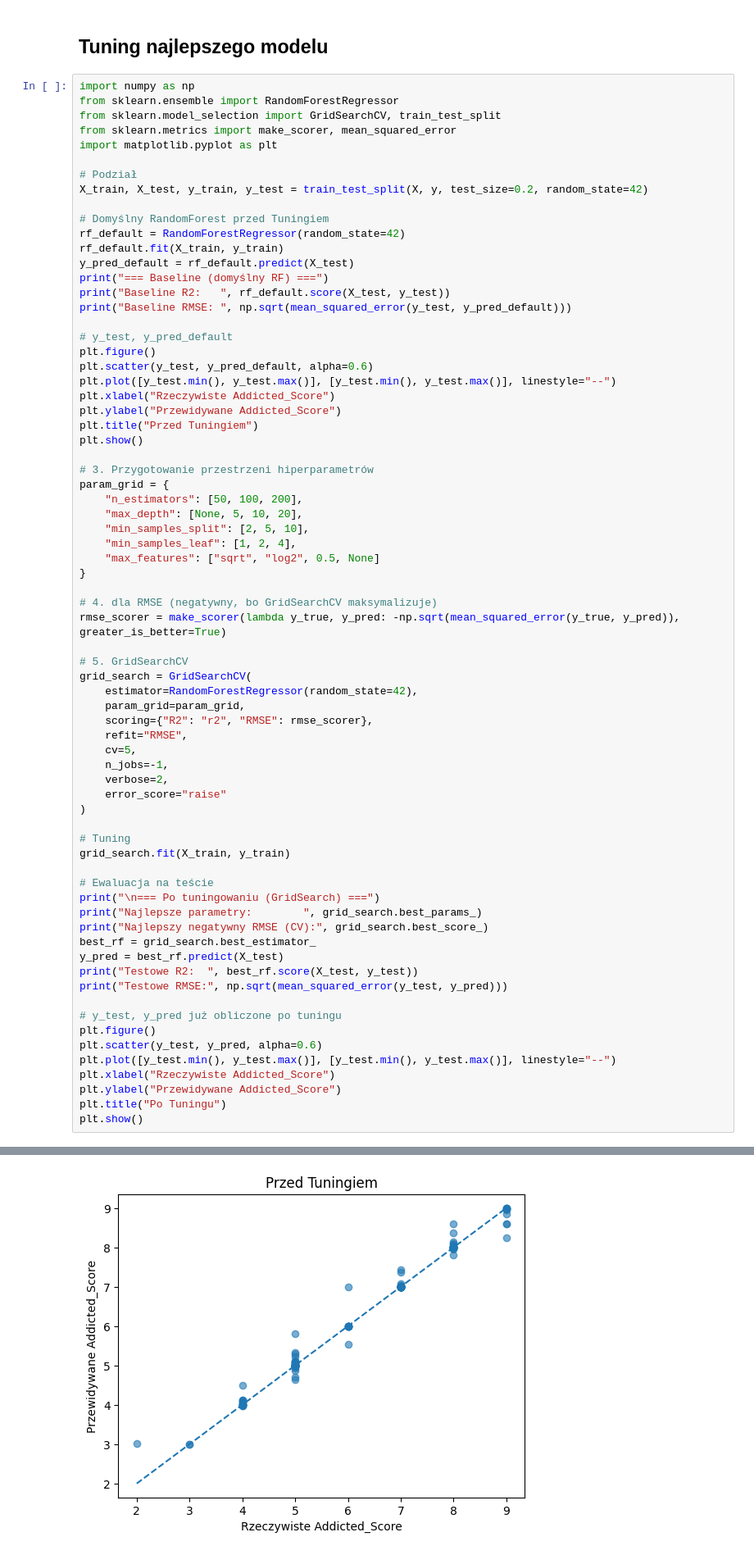
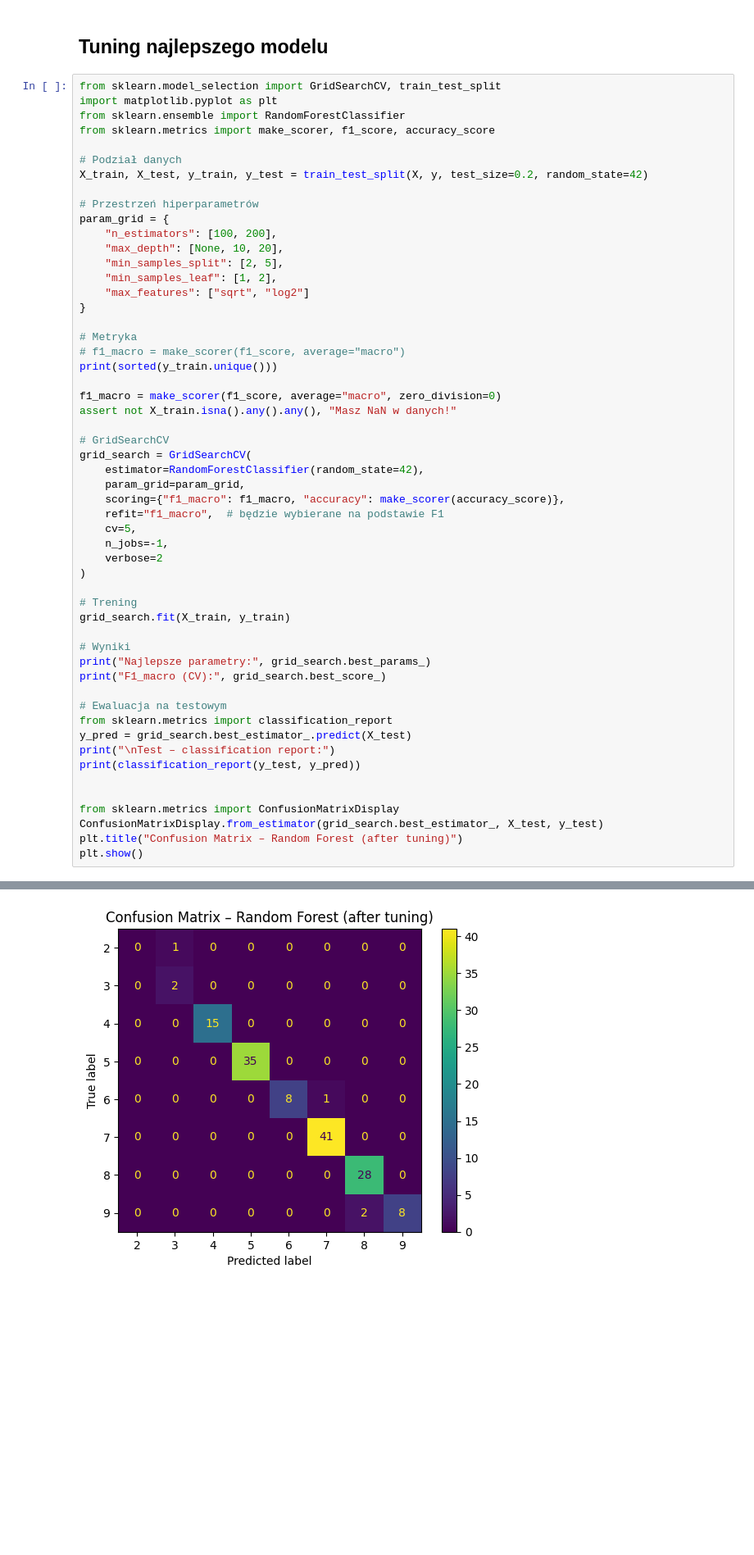
Before and after one commit to s24468/EWD_Project, a Jupyter notebook: main.ipynb, the cells around one changed output, grey strips where cells are left out. Shown at 82% size. Drawn from its saved outputs; the diff is of its cells as text; blank space fills up the shorter version.

```diff
--- a/main.ipynb
+++ b/main.ipynb
@@ -348,74 +344,57 @@ display(styled_mean_only)
 # %% [markdown]
 ## Tuning najlepszego modelu
 # %%
-import numpy as np
-from sklearn.ensemble import RandomForestRegressor
 from sklearn.model_selection import GridSearchCV, train_test_split
-from sklearn.metrics import make_scorer, mean_squared_error
 import matplotlib.pyplot as plt
+from sklearn.ensemble import RandomForestClassifier
+from sklearn.metrics import make_scorer, f1_score, accuracy_score
 
-# Podział
+# Podział danych
 X_train, X_test, y_train, y_test = train_test_split(X, y, test_size=0.2, random_state=42)
 
-# Domyślny RandomForest przed Tuningiem
-rf_default = RandomForestRegressor(random_state=42)
-rf_default.fit(X_train, y_train)
-y_pred_default = rf_default.predict(X_test)
-print("=== Baseline (domyślny RF) ===")
-print("Baseline R2:   ", rf_default.score(X_test, y_test))
-print("Baseline RMSE: ", np.sqrt(mean_squared_error(y_test, y_pred_default)))
-
-# y_test, y_pred_default
-plt.figure()
-plt.scatter(y_test, y_pred_default, alpha=0.6)
-plt.plot([y_test.min(), y_test.max()], [y_test.min(), y_test.max()], linestyle="--")
-plt.xlabel("Rzeczywiste Addicted_Score")
-plt.ylabel("Przewidywane Addicted_Score")
-plt.title("Przed Tuningiem")
-plt.show()
-
-# 3. Przygotowanie przestrzeni hiperparametrów
+# Przestrzeń hiperparametrów
 param_grid = {
-    "n_estimators": [50, 100, 200],
-    "max_depth": [None, 5, 10, 20],
-    "min_samples_split": [2, 5, 10],
-    "min_samples_leaf": [1, 2, 4],
-    "max_features": ["sqrt", "log2", 0.5, None]
+    "n_estimators": [100, 200],
+    "max_depth": [None, 10, 20],
+    "min_samples_split": [2, 5],
+    "min_samples_leaf": [1, 2],
+    "max_features": ["sqrt", "log2"]
 }
 
-# 4. dla RMSE (negatywny, bo GridSearchCV maksymalizuje)
-rmse_scorer = make_scorer(lambda y_true, y_pred: -np.sqrt(mean_squared_error(y_true, y_pred)), greater_is_better=True)
+# Metryka
+# f1_macro = make_scorer(f1_score, average="macro")
+print(sorted(y_train.unique()))
 
-# 5. GridSearchCV
+f1_macro = make_scorer(f1_score, average="macro", zero_division=0)
+assert not X_train.isna().any().any(), "Masz NaN w danych!"
+
+# GridSearchCV
 grid_search = GridSearchCV(
-    estimator=RandomForestRegressor(random_state=42),
+    estimator=RandomForestClassifier(random_state=42),
     param_grid=param_grid,
-    scoring={"R2": "r2", "RMSE": rmse_scorer},
-    refit="RMSE",
+    scoring={"f1_macro": f1_macro, "accuracy": make_scorer(accuracy_score)},
+    refit="f1_macro",  # będzie wybierane na podstawie F1
     cv=5,
     n_jobs=-1,
-    verbose=2,
-    error_score="raise"
+    verbose=2
 )
 
-# Tuning
+# Trening
 grid_search.fit(X_train, y_train)
 
-# Ewaluacja na teście
-print("\n=== Po tuningowaniu (GridSearch) ===")
-print("Najlepsze parametry:        ", grid_search.best_params_)
-print("Najlepszy negatywny RMSE (CV):", grid_search.best_score_)
-best_rf = grid_search.best_estimator_
-y_pred = best_rf.predict(X_test)
-print("Testowe R2:  ", best_rf.score(X_test, y_test))
-print("Testowe RMSE:", np.sqrt(mean_squared_error(y_test, y_pred)))
+# Wyniki
+print("Najlepsze parametry:", grid_search.best_params_)
+print("F1_macro (CV):", grid_search.best_score_)
 
-# y_test, y_pred już obliczone po tuningu
-plt.figure()
-plt.scatter(y_test, y_pred, alpha=0.6)
-plt.plot([y_test.min(), y_test.max()], [y_test.min(), y_test.max()], linestyle="--")
-plt.xlabel("Rzeczywiste Addicted_Score")
-plt.ylabel("Przewidywane Addicted_Score")
-plt.title("Po Tuningu")
+# Ewaluacja na testowym
+from sklearn.metrics import classification_report
+y_pred = grid_search.best_estimator_.predict(X_test)
+print("\nTest – classification report:")
+print(classification_report(y_test, y_pred))
+
+
+from sklearn.metrics import ConfusionMatrixDisplay
+ConfusionMatrixDisplay.from_estimator(grid_search.best_estimator_, X_test, y_test)
+plt.title("Confusion Matrix – Random Forest (after tuning)")
 plt.show()
 # %% [output]
@@ -425 +424 @@ Baseline RMSE:  0.19837281328258013
-[figure, old version]
+[figure, new version]
```
Also changed, not shown: parts of 2 cells of this notebook.
